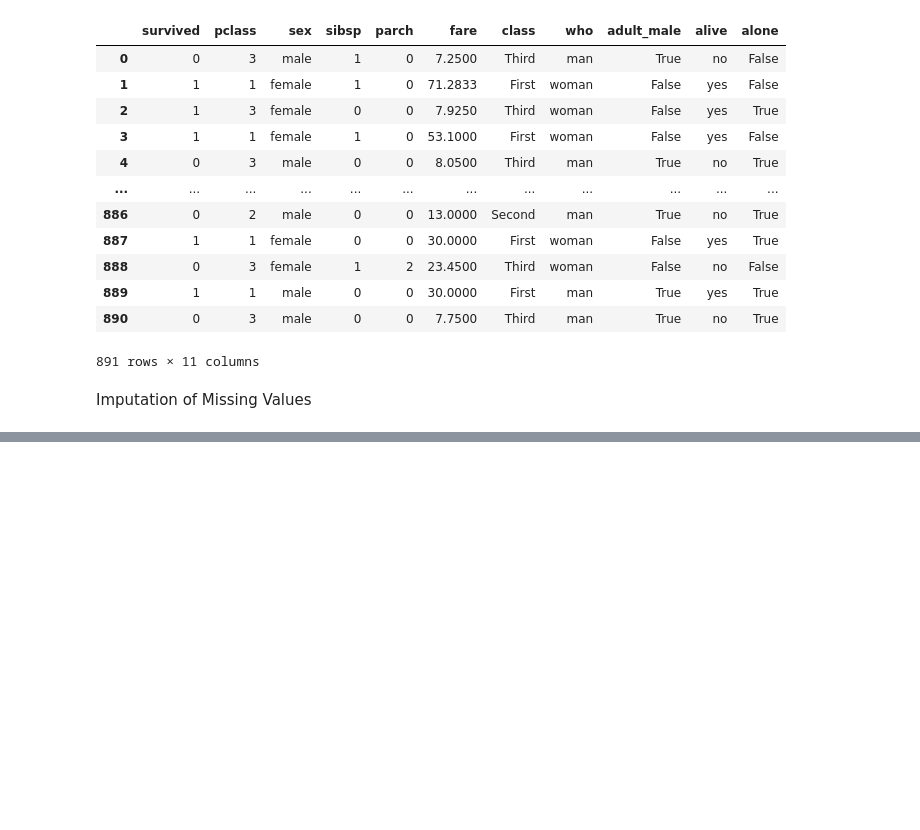
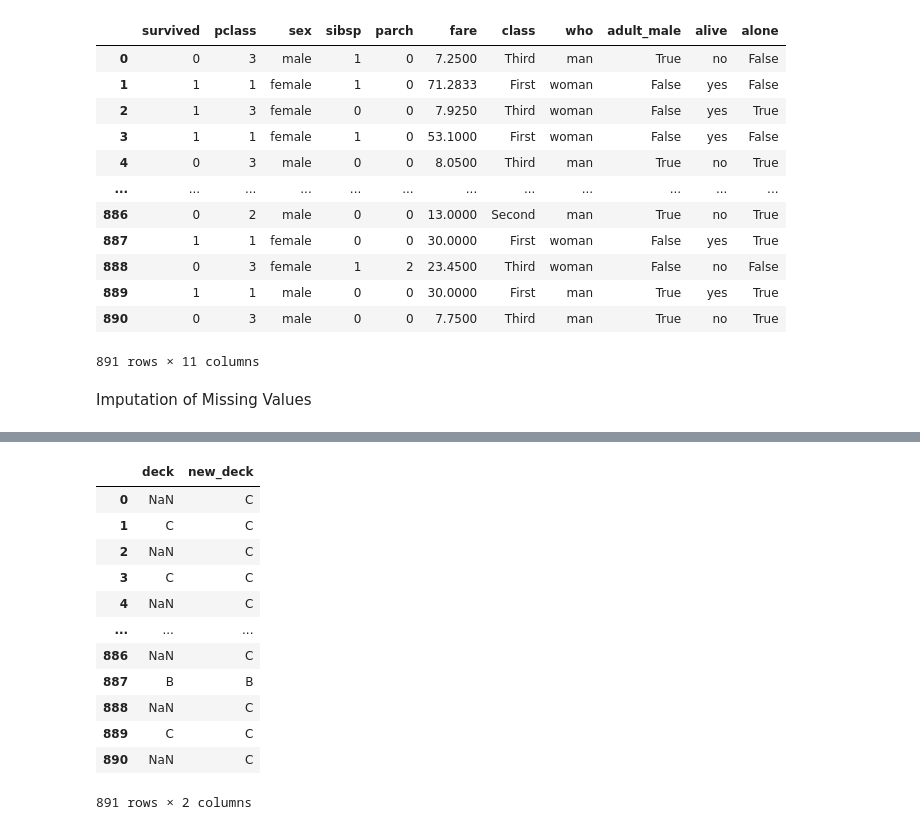
Before and after one commit to wasif-h/Data-Analytics-Odyssey, a Jupyter notebook: Feature_Engineering/main_fe.ipynb, the cells around one changed output, grey strips where cells are left out. Drawn from its saved outputs; the diff is of its cells as text; code cells hidden in the pictures; blank space fills up the shorter version.

```diff
--- a/Feature_Engineering/main_fe.ipynb
+++ b/Feature_Engineering/main_fe.ipynb
@@ -98,0 +134,20 @@ Imputation of Missing Values
+# %%
+md = df[df['deck'].notna()]['deck'].mode()[0]
+# %%
+df['new_deck'] = df['deck'].fillna(md)
+# %%
+df[['deck','new_deck']]
+# %% [output]
+|  | deck | new_deck |
+| 0 | NaN | C |
+| 1 | C | C |
+| 2 | NaN | C |
+| 3 | C | C |
+| 4 | NaN | C |
+| ... | ... | ... |
+| 886 | NaN | C |
+| 887 | B | B |
+| 888 | NaN | C |
+| 889 | C | C |
+| 890 | NaN | C |
+891 rows × 2 columns
```
Also changed, not shown: parts of 8 cells of this notebook.
